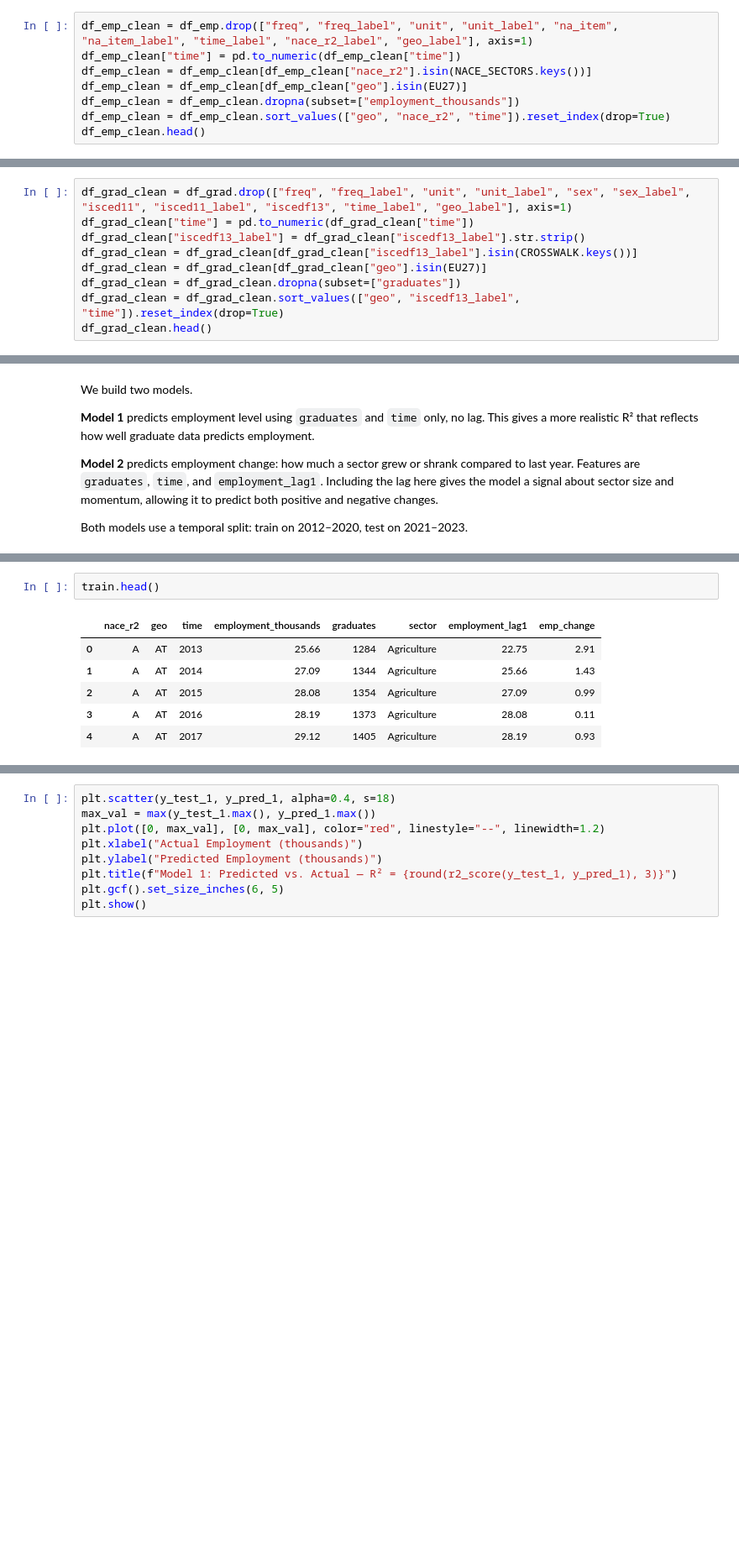
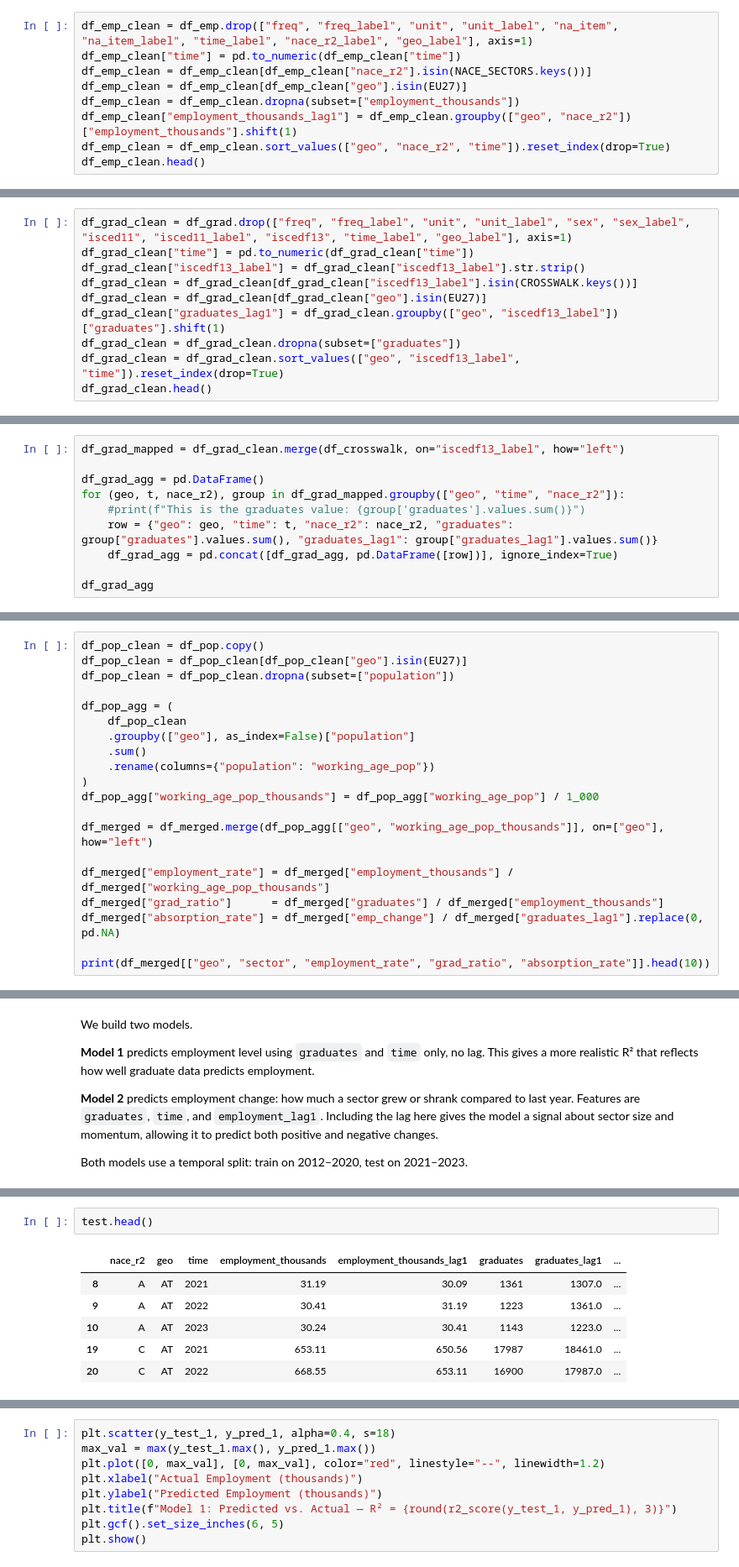
Before and after one commit to CharlesTChapman/26su-TBCA-Project, a Jupyter notebook: phase2/models/eu_labor_market_prediction-10.ipynb, the cells around one changed output, grey strips where cells are left out. Shown at 84% size. Saved outputs shown, nothing was run; the diff lists cells and outputs as text; blank space fills up the shorter version.

```diff
--- a/phase2/models/eu_labor_market_prediction-10.ipynb
+++ b/phase2/models/eu_labor_market_prediction-10.ipynb
@@ -166,6 +200,7 @@ df_emp_clean["time"] = pd.to_numeric(df_emp_clean["time"])
 df_emp_clean = df_emp_clean[df_emp_clean["nace_r2"].isin(NACE_SECTORS.keys())]
 df_emp_clean = df_emp_clean[df_emp_clean["geo"].isin(EU27)]
 df_emp_clean = df_emp_clean.dropna(subset=["employment_thousands"])
+df_emp_clean["employment_thousands_lag1"] = df_emp_clean.groupby(["geo", "nace_r2"])["employment_thousands"].shift(1)
 df_emp_clean = df_emp_clean.sort_values(["geo", "nace_r2", "time"]).reset_index(drop=True)
 df_emp_clean.head()
 # %% [output]
@@ -181,6 +216,7 @@ df_grad_clean["time"] = pd.to_numeric(df_grad_clean["time"])
 df_grad_clean["iscedf13_label"] = df_grad_clean["iscedf13_label"].str.strip()
 df_grad_clean = df_grad_clean[df_grad_clean["iscedf13_label"].isin(CROSSWALK.keys())]
 df_grad_clean = df_grad_clean[df_grad_clean["geo"].isin(EU27)]
+df_grad_clean["graduates_lag1"] = df_grad_clean.groupby(["geo", "iscedf13_label"])["graduates"].shift(1)
 df_grad_clean = df_grad_clean.dropna(subset=["graduates"])
 df_grad_clean = df_grad_clean.sort_values(["geo", "iscedf13_label", "time"]).reset_index(drop=True)
 df_grad_clean.head()
@@ -213,3 +258,13 @@ df_crosswalk
 | 7 | Agriculture, forestry, fisheries ... | A |
 | 8 | Health and welfare | O-Q |
 | 9 | Services | G-I |
+# %%
+df_grad_mapped = df_grad_clean.merge(df_crosswalk, on="iscedf13_label", how="left")
+
+df_grad_agg = pd.DataFrame()
+for (geo, t, nace_r2), group in df_grad_mapped.groupby(["geo", "time", "nace_r2"]):
+    #print(f"This is the graduates value: {group['graduates'].values.sum()}")
+    row = {"geo": geo, "time": t, "nace_r2": nace_r2, "graduates": group["graduates"].values.sum(), "graduates_lag1": group["graduates_lag1"].values.sum()}
+    df_grad_agg = pd.concat([df_grad_agg, pd.DataFrame([row])], ignore_index=True)
+
+df_grad_agg
@@ -253,0 +316,20 @@ df_merged.head()
+# %%
+df_pop_clean = df_pop.copy()
+df_pop_clean = df_pop_clean[df_pop_clean["geo"].isin(EU27)]
+df_pop_clean = df_pop_clean.dropna(subset=["population"])
+
+df_pop_agg = (
+    df_pop_clean
+    .groupby(["geo"], as_index=False)["population"]
+    .sum()
+    .rename(columns={"population": "working_age_pop"})
+)
+df_pop_agg["working_age_pop_thousands"] = df_pop_agg["working_age_pop"] / 1_000
+
+df_merged = df_merged.merge(df_pop_agg[["geo", "working_age_pop_thousands"]], on=["geo"], how="left")
+
+df_merged["employment_rate"] = df_merged["employment_thousands"] / df_merged["working_age_pop_thousands"]
+df_merged["grad_ratio"]      = df_merged["graduates"] / df_merged["employment_thousands"]
+df_merged["absorption_rate"] = df_merged["emp_change"] / df_merged["graduates_lag1"].replace(0, pd.NA)
+
+print(df_merged[["geo", "sector", "employment_rate", "grad_ratio", "absorption_rate"]].head(10))
@@ -379,11 +504,11 @@ Train: 2012 – 2020 (1562 rows)
 Test:  2021 – 2023 (648 rows)
 # %%
-train.head()
+test.head()
 # %% [output]
-|  | nace_r2 | geo | time | employment_thousands | graduates | sector | employment_lag1 | emp_change |
-| 0 | A | AT | 2013 | 25.66 | 1284 | Agriculture | 22.75 | 2.91 |
-| 1 | A | AT | 2014 | 27.09 | 1344 | Agriculture | 25.66 | 1.43 |
-| 2 | A | AT | 2015 | 28.08 | 1354 | Agriculture | 27.09 | 0.99 |
-| 3 | A | AT | 2016 | 28.19 | 1373 | Agriculture | 28.08 | 0.11 |
-| 4 | A | AT | 2017 | 29.12 | 1405 | Agriculture | 28.19 | 0.93 |
+|  | nace_r2 | geo | time | employment_thousands | employment_thousands_lag1 | graduates | graduates_lag1 | ... |
+| 8 | A | AT | 2021 | 31.19 | 30.09 | 1361 | 1307.0 | ... |
+| 9 | A | AT | 2022 | 30.41 | 31.19 | 1223 | 1361.0 | ... |
+| 10 | A | AT | 2023 | 30.24 | 30.41 | 1143 | 1223.0 | ... |
+| 19 | C | AT | 2021 | 653.11 | 650.56 | 17987 | 18461.0 | ... |
+| 20 | C | AT | 2022 | 668.55 | 653.11 | 16900 | 17987.0 | ... |
 # %%
```
Also changed, not shown: parts of 24 cells of this notebook, 6 other files.
